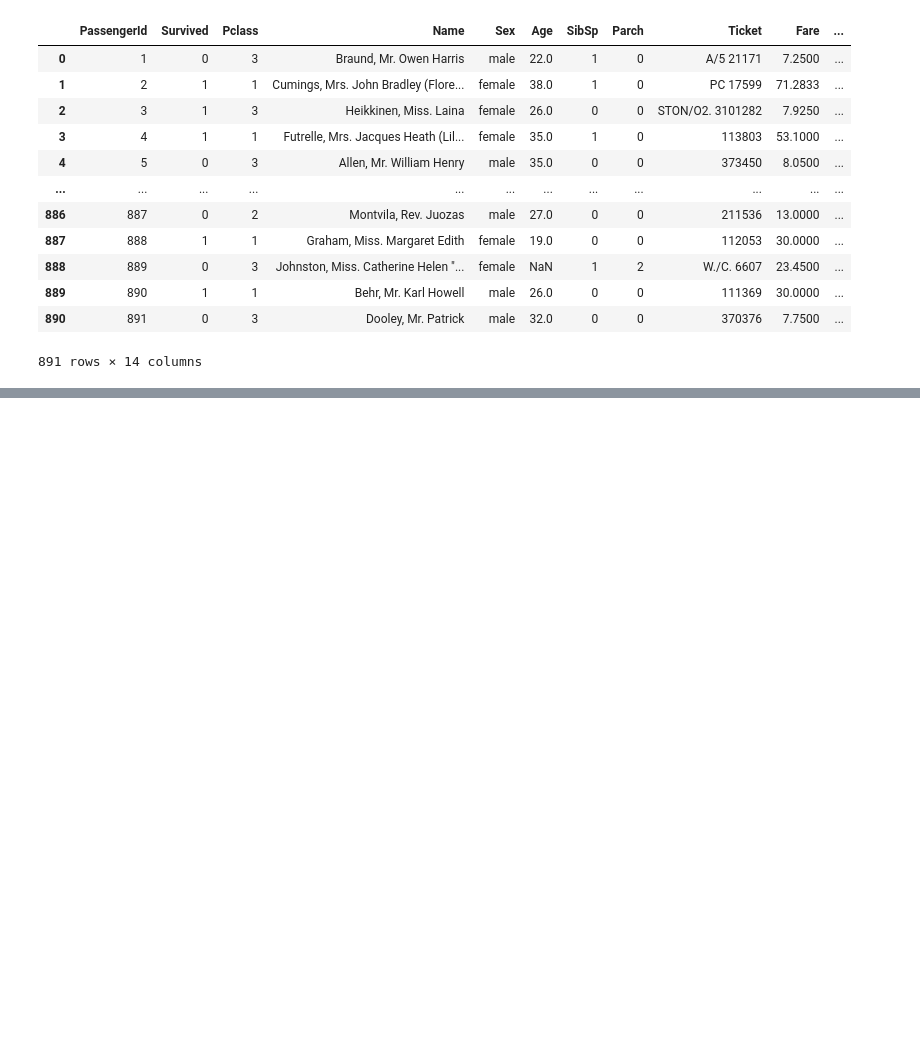
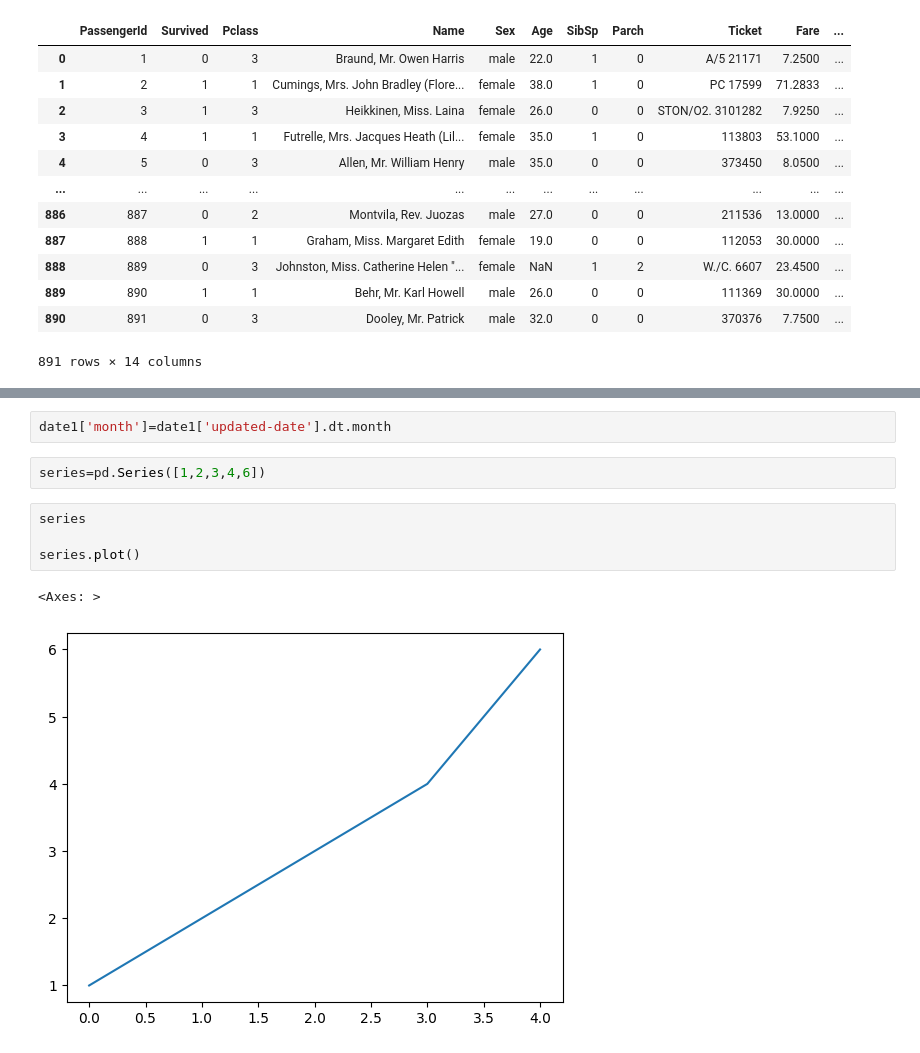
Before and after one commit to Khan-Ramsha/Data-Science, a Jupyter notebook: Pandas/pandas_basic.ipynb, the cells around one changed output, grey strips where cells are left out. Saved outputs shown, nothing was run; the diff lists cells and outputs as text; blank space fills up the shorter version.

```diff
--- a/Pandas/pandas_basic.ipynb
+++ b/Pandas/pandas_basic.ipynb
@@ -1145,0 +1428,11 @@ df['Cat_Fare'] = df['Fare'].apply(c)
+# %%
+date1['month']=date1['updated-date'].dt.month
+# %%
+series=pd.Series([1,2,3,4,6])
+# %%
+series
+
+series.plot()
+# %% [output]
+<Axes: >
+[figure, added]
```
Also changed, not shown: parts of 43 cells of this notebook.
